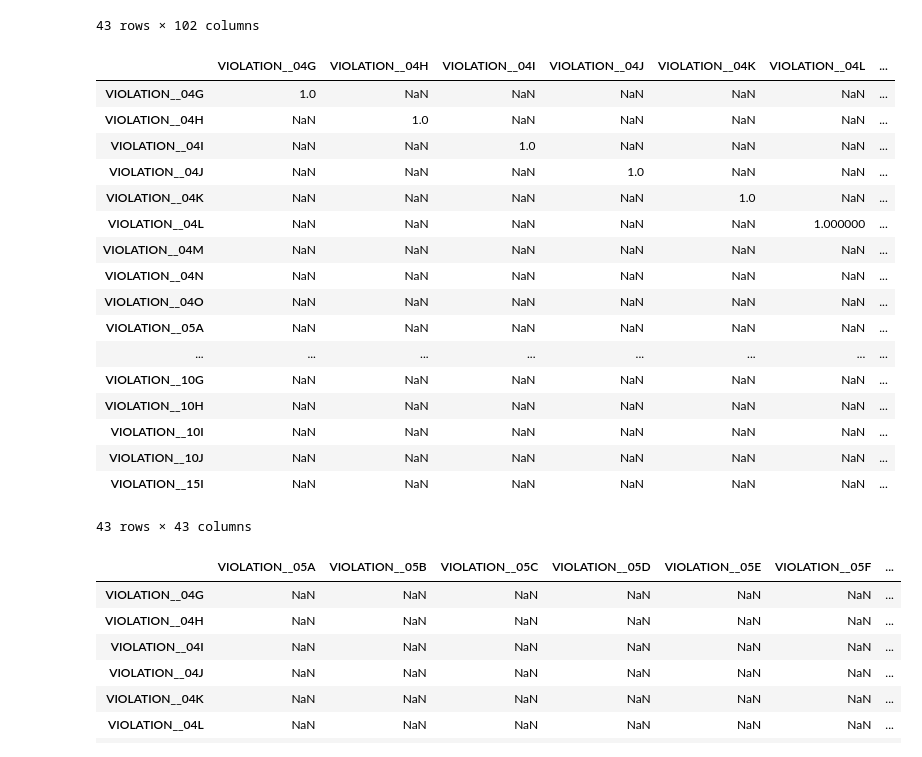
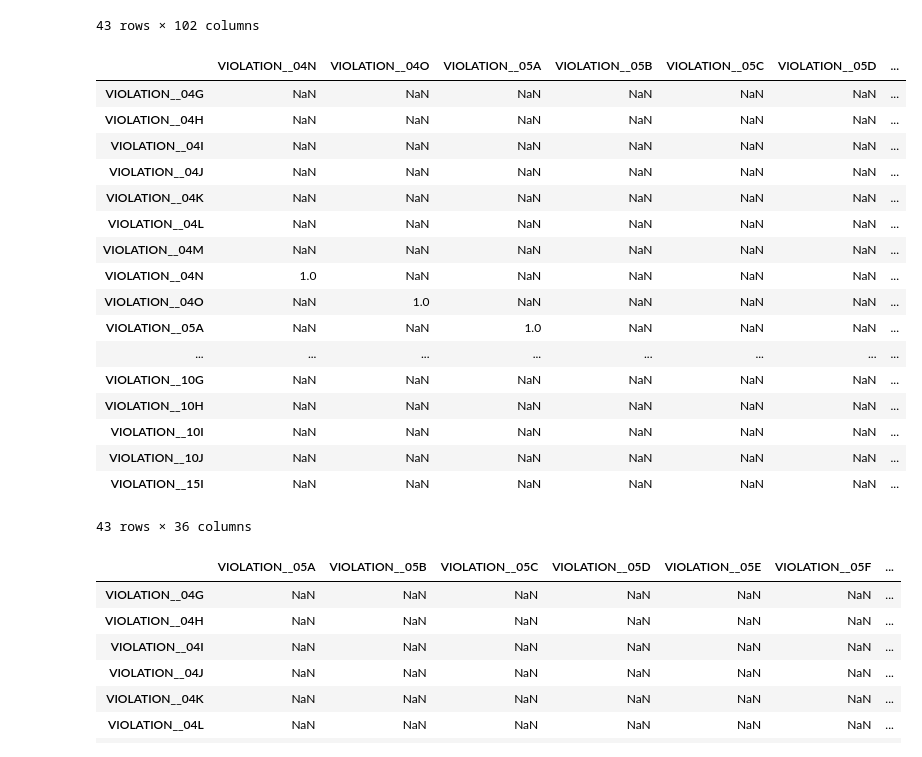
Before and after one commit to deep22kar/random-forest, a Jupyter notebook: EDA.ipynb, the cells around one changed output. Saved outputs shown, nothing was run; the diff lists cells and outputs as text; code cells hidden in the pictures.

```diff
--- a/EDA.ipynb
+++ b/EDA.ipynb
@@ -89,26 +97,26 @@ data.corr()['VIOLATION__04G':'VIOLATION__15I'][(data.corr()>0.5) | (data.corr()<
 43 rows × 102 columns
 # %%
 # only looking at the pairs that have correlations above 0.5 or less than -0.5 for the rest of the features which are not shown in the above matrix
-data.corr().loc['VIOLATION__04G':'VIOLATION__15I', 'VIOLATION__04G':'VIOLATION__15I'][(data.corr()>0.5) | (data.corr()<-0.5)]
+data.corr().loc['VIOLATION__04G':'VIOLATION__15I', 'VIOLATION__04N':'VIOLATION__15I'][(data.corr()>0.5) | (data.corr()<-0.5)]
 # %% [output]
-|  | VIOLATION__04G | VIOLATION__04H | VIOLATION__04I | VIOLATION__04J | VIOLATION__04K | VIOLATION__04L | ... |
-| VIOLATION__04G | 1.0 | NaN | NaN | NaN | NaN | NaN | ... |
-| VIOLATION__04H | NaN | 1.0 | NaN | NaN | NaN | NaN | ... |
-| VIOLATION__04I | NaN | NaN | 1.0 | NaN | NaN | NaN | ... |
-| VIOLATION__04J | NaN | NaN | NaN | 1.0 | NaN | NaN | ... |
-| VIOLATION__04K | NaN | NaN | NaN | NaN | 1.0 | NaN | ... |
-| VIOLATION__04L | NaN | NaN | NaN | NaN | NaN | 1.000000 | ... |
+|  | VIOLATION__04N | VIOLATION__04O | VIOLATION__05A | VIOLATION__05B | VIOLATION__05C | VIOLATION__05D | ... |
+| VIOLATION__04G | NaN | NaN | NaN | NaN | NaN | NaN | ... |
+| VIOLATION__04H | NaN | NaN | NaN | NaN | NaN | NaN | ... |
+| VIOLATION__04I | NaN | NaN | NaN | NaN | NaN | NaN | ... |
+| VIOLATION__04J | NaN | NaN | NaN | NaN | NaN | NaN | ... |
+| VIOLATION__04K | NaN | NaN | NaN | NaN | NaN | NaN | ... |
+| VIOLATION__04L | NaN | NaN | NaN | NaN | NaN | NaN | ... |
 | VIOLATION__04M | NaN | NaN | NaN | NaN | NaN | NaN | ... |
-| VIOLATION__04N | NaN | NaN | NaN | NaN | NaN | NaN | ... |
-| VIOLATION__04O | NaN | NaN | NaN | NaN | NaN | NaN | ... |
-| VIOLATION__05A | NaN | NaN | NaN | NaN | NaN | NaN | ... |
+| VIOLATION__04N | 1.0 | NaN | NaN | NaN | NaN | NaN | ... |
+| VIOLATION__04O | NaN | 1.0 | NaN | NaN | NaN | NaN | ... |
+| VIOLATION__05A | NaN | NaN | 1.0 | NaN | NaN | NaN | ... |
 | ... | ... | ... | ... | ... | ... | ... | ... |
 | VIOLATION__10G | NaN | NaN | NaN | NaN | NaN | NaN | ... |
 | VIOLATION__10H | NaN | NaN | NaN | NaN | NaN | NaN | ... |
 | VIOLATION__10I | NaN | NaN | NaN | NaN | NaN | NaN | ... |
 | VIOLATION__10J | NaN | NaN | NaN | NaN | NaN | NaN | ... |
 | VIOLATION__15I | NaN | NaN | NaN | NaN | NaN | NaN | ... |
-43 rows × 43 columns
+43 rows × 36 columns
 # %%
 # only looking at the pairs that have correlations above 0.5 or less than -0.5 for the rest of the features which are not shown in the above matrix
 data.corr().loc['VIOLATION__04G':'VIOLATION__15I', 'VIOLATION__05A':'VIOLATION__10B'][(data.corr()>0.5) | (data.corr()<-0.5)]
```
Also changed, not shown: parts of 8 cells of this notebook.
